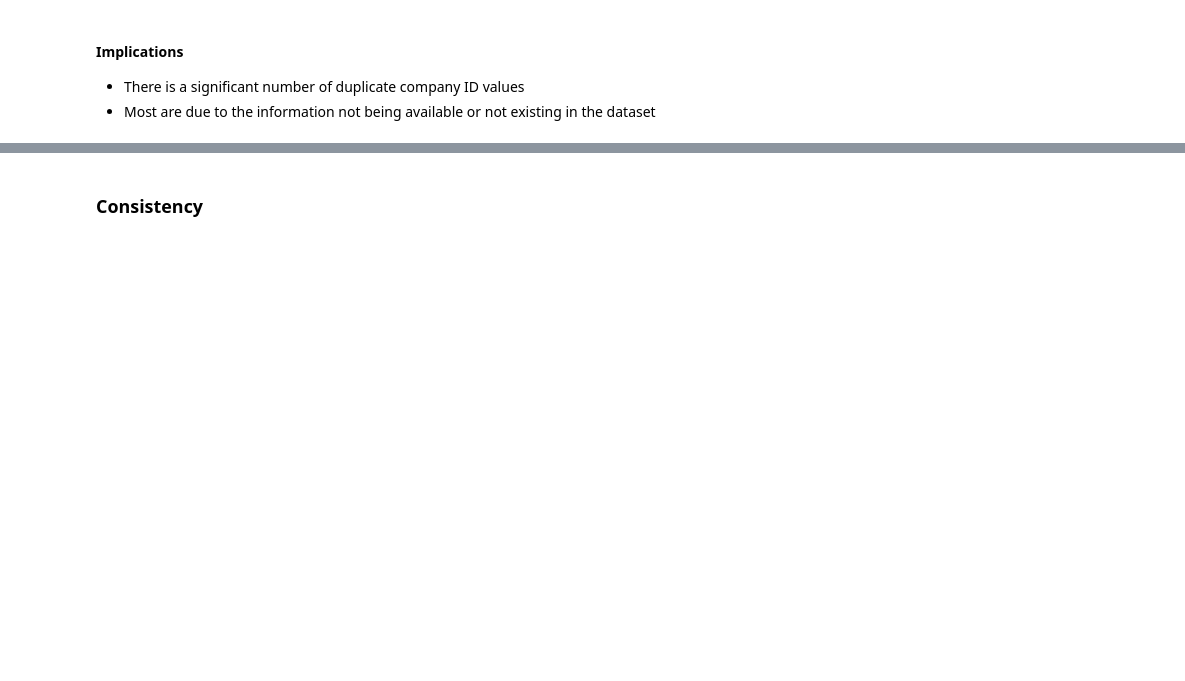
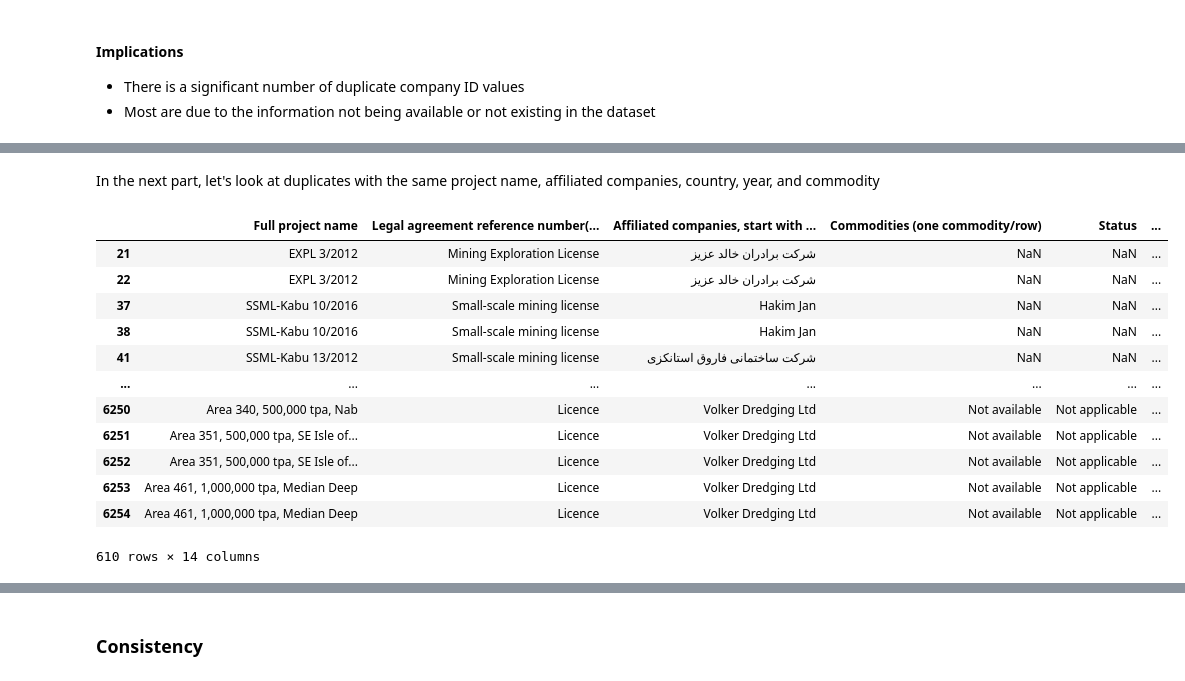
Before and after one commit to civicliteracies/EITI_SDT_data_verification_and_validation, a Jupyter notebook: Verification and Validation.ipynb, the cells around one changed output, grey strips where cells are left out. Drawn from its saved outputs; the diff is of its cells as text; code cells hidden in the pictures; blank space fills up the shorter version.

```diff
--- a/Verification and Validation.ipynb
+++ b/Verification and Validation.ipynb
@@ -473,0 +708,21 @@ Name: RC322270, Count: 2
+# %% [markdown]
+In the next part, let's look at duplicates with the same project name, affiliated companies, country, year, and commodity
+# %%
+company_project_comm_duplicates = df_part_3c.duplicated(subset=['Affiliated companies, start with Operator', 'Full project name', 'Year', 'Country', 'Commodities (one commodity/row)'], keep=False)
+
+duplicate_rows_2 = df_part_3c[company_project_comm_duplicates]
+duplicate_rows_2
+# %% [output]
+|  | Full project name | Legal agreement reference number(... | Affiliated companies, start with ... | Commodities (one commodity/row) | Status | ... |
+| 21 | EXPL 3/2012 | Mining Exploration License | شرکت برادران خالد عزیز | NaN | NaN | ... |
+| 22 | EXPL 3/2012 | Mining Exploration License | شرکت برادران خالد عزیز | NaN | NaN | ... |
+| 37 | SSML-Kabu 10/2016 | Small-scale mining license | Hakim Jan | NaN | NaN | ... |
+| 38 | SSML-Kabu 10/2016 | Small-scale mining license | Hakim Jan | NaN | NaN | ... |
+| 41 | SSML-Kabu 13/2012 | Small-scale mining license | شرکت ساختمانی فاروق استانکزی | NaN | NaN | ... |
+| ... | ... | ... | ... | ... | ... | ... |
+| 6250 | Area 340, 500,000 tpa, Nab | Licence | Volker Dredging Ltd | Not available | Not applicable | ... |
+| 6251 | Area 351, 500,000 tpa, SE Isle of... | Licence | Volker Dredging Ltd | Not available | Not applicable | ... |
+| 6252 | Area 351, 500,000 tpa, SE Isle of... | Licence | Volker Dredging Ltd | Not available | Not applicable | ... |
+| 6253 | Area 461, 1,000,000 tpa, Median Deep | Licence | Volker Dredging Ltd | Not available | Not applicable | ... |
+| 6254 | Area 461, 1,000,000 tpa, Median Deep | Licence | Volker Dredging Ltd | Not available | Not applicable | ... |
+610 rows × 14 columns
```
Also changed, not shown: parts of 41 cells of this notebook, 3 other files.
